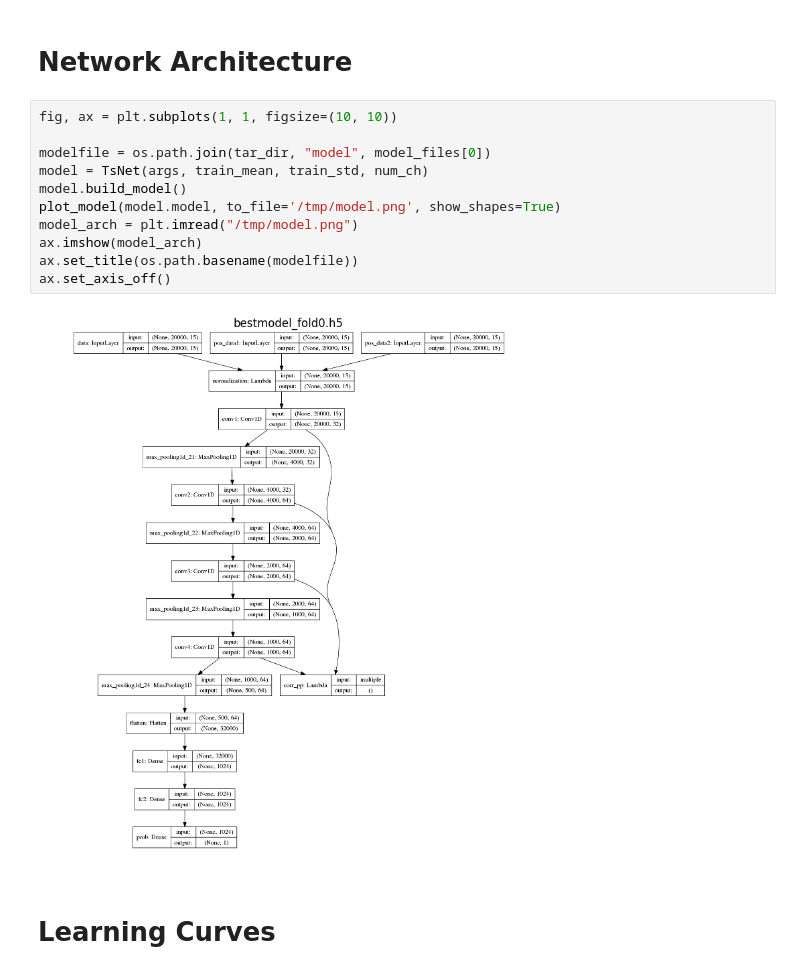
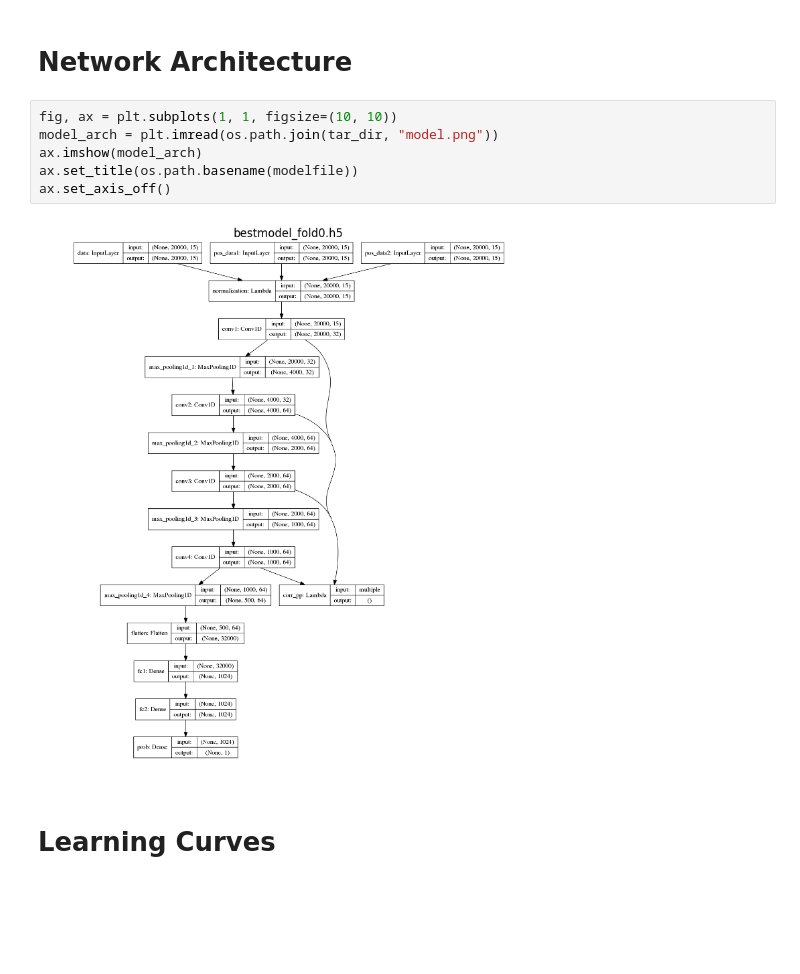
Before and after one commit to lerrytang/CorrReg, a Jupyter notebook: python/CheckTrainLog.ipynb, the cells around one changed output. Drawn from its saved outputs; the diff is of its cells as text; blank space fills up the shorter version.

Commit message:
net plot in CheckTrainLog

```diff
--- a/python/CheckTrainLog.ipynb
+++ b/python/CheckTrainLog.ipynb
@@ -93,17 +42,12 @@ n_folds = len(hist_files)
 # Network Architecture
 # %%
 fig, ax = plt.subplots(1, 1, figsize=(10, 10))
-
-modelfile = os.path.join(tar_dir, "model", model_files[0])
-model = TsNet(args, train_mean, train_std, num_ch)
-model.build_model()
-plot_model(model.model, to_file='/tmp/model.png', show_shapes=True)
-model_arch = plt.imread("/tmp/model.png")
+model_arch = plt.imread(os.path.join(tar_dir, "model.png"))
 ax.imshow(model_arch)
 ax.set_title(os.path.basename(modelfile))
 ax.set_axis_off()
 # %% [output]
-[figure, old version]
+[figure, new version]
 # %% [markdown]
 # Learning Curves
 # %%
```
Also changed, not shown: parts of 6 cells of this notebook.
